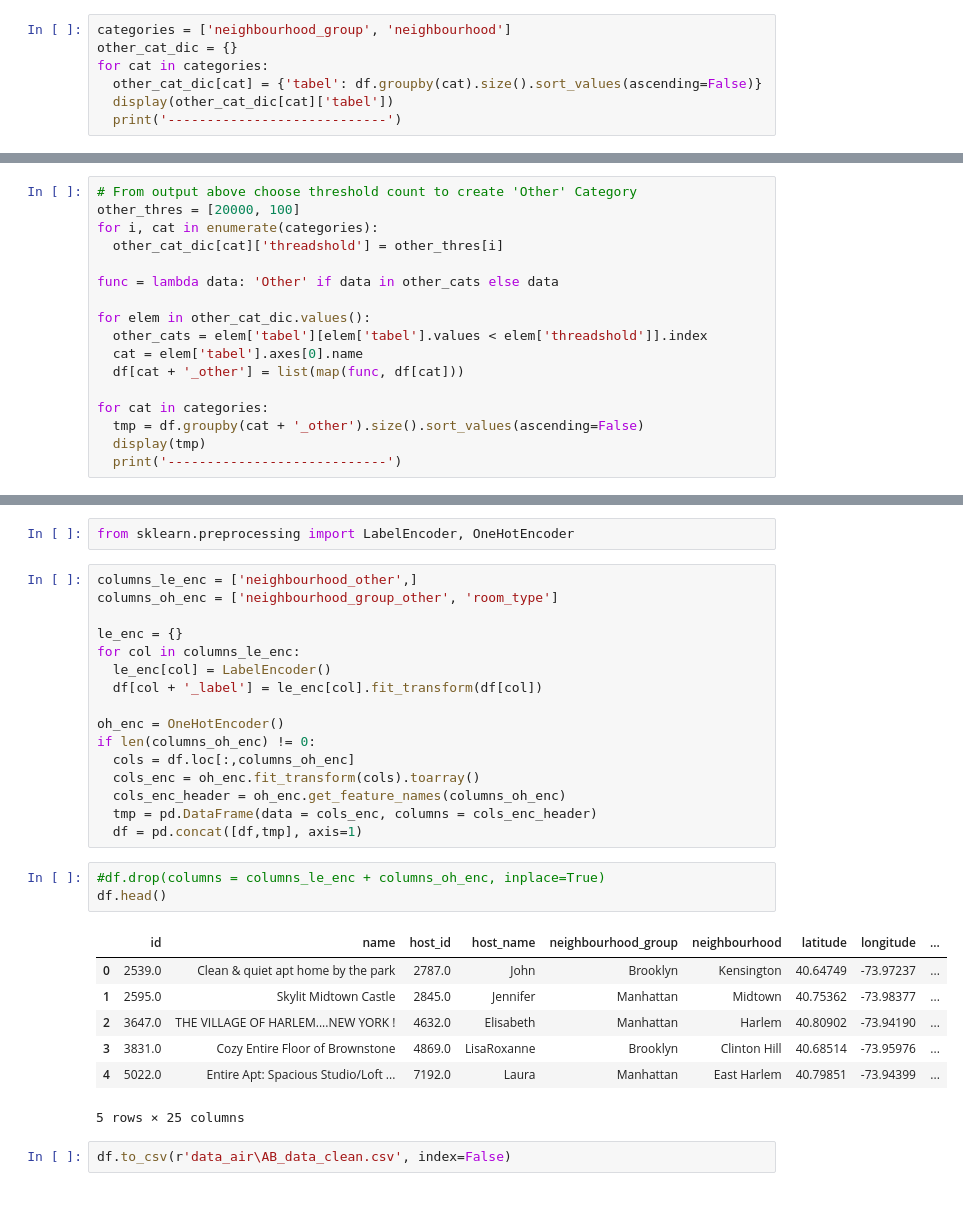
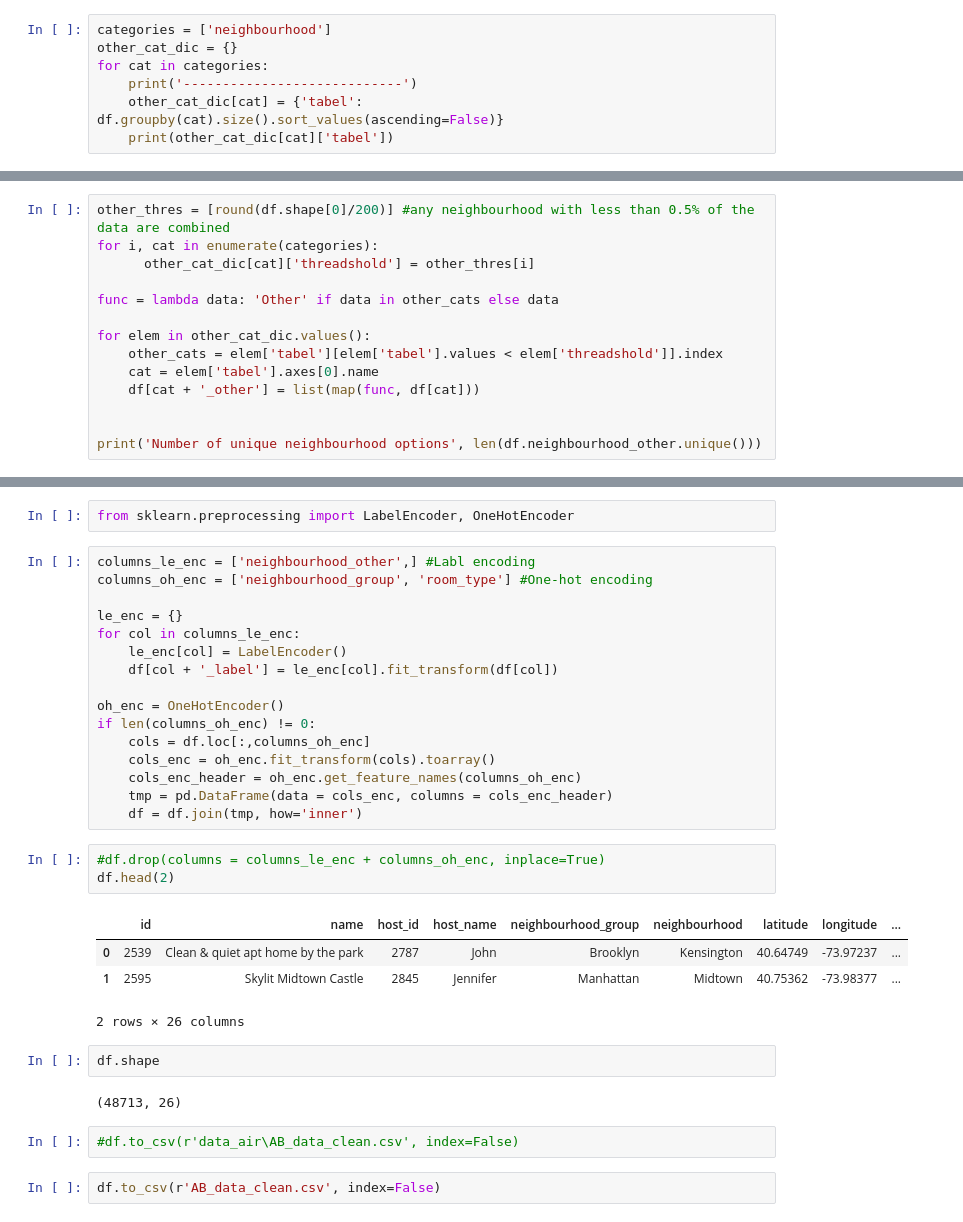
Before and after one commit to KathGran8/Air_BnB_Data_Viz, a Jupyter notebook: Explainer/Clean_data.ipynb, the cells around one changed output, grey strips where cells are left out. Drawn from its saved outputs; the diff is of its cells as text.

```diff
--- a/Explainer/Clean_data.ipynb
+++ b/Explainer/Clean_data.ipynb
@@ -60,8 +121,8 @@ df = df_new_nights
 # %%
-categories = ['neighbourhood_group', 'neighbourhood']
+categories = ['neighbourhood']
 other_cat_dic = {}
 for cat in categories:
-  other_cat_dic[cat] = {'tabel': df.groupby(cat).size().sort_values(ascending=False)}
-  display(other_cat_dic[cat]['tabel'])
-  print('----------------------------')
+    print('----------------------------')
+    other_cat_dic[cat] = {'tabel': df.groupby(cat).size().sort_values(ascending=False)}
+    print(other_cat_dic[cat]['tabel'])
 # %% [output]
@@ -90,18 +145,15 @@ Length: 221, dtype: int64
 # %%
-# From output above choose threshold count to create 'Other' Category
-other_thres = [20000, 100]
+other_thres = [round(df.shape[0]/200)] #any neighbourhood with less than 0.5% of the data are combined
 for i, cat in enumerate(categories):
-  other_cat_dic[cat]['threadshold'] = other_thres[i]
+      other_cat_dic[cat]['threadshold'] = other_thres[i]
 
 func = lambda data: 'Other' if data in other_cats else data
 
 for elem in other_cat_dic.values():
-  other_cats = elem['tabel'][elem['tabel'].values < elem['threadshold']].index
-  cat = elem['tabel'].axes[0].name
-  df[cat + '_other'] = list(map(func, df[cat]))
+    other_cats = elem['tabel'][elem['tabel'].values < elem['threadshold']].index
+    cat = elem['tabel'].axes[0].name
+    df[cat + '_other'] = list(map(func, df[cat]))
 
-for cat in categories:
-  tmp = df.groupby(cat + '_other').size().sort_values(ascending=False)
-  display(tmp)
-  print('----------------------------')
+
+print('Number of unique neighbourhood options', len(df.neighbourhood_other.unique()))
 # %% [output]
@@ -138,31 +170,34 @@ df.head()
 # %%
 from sklearn.preprocessing import LabelEncoder, OneHotEncoder
 # %%
-columns_le_enc = ['neighbourhood_other',]
-columns_oh_enc = ['neighbourhood_group_other', 'room_type']
+columns_le_enc = ['neighbourhood_other',] #Labl encoding
+columns_oh_enc = ['neighbourhood_group', 'room_type'] #One-hot encoding
 
 le_enc = {}
 for col in columns_le_enc:
-  le_enc[col] = LabelEncoder()
-  df[col + '_label'] = le_enc[col].fit_transform(df[col])
+    le_enc[col] = LabelEncoder()
+    df[col + '_label'] = le_enc[col].fit_transform(df[col])
 
 oh_enc = OneHotEncoder()
 if len(columns_oh_enc) != 0:
-  cols = df.loc[:,columns_oh_enc]
-  cols_enc = oh_enc.fit_transform(cols).toarray()
-  cols_enc_header = oh_enc.get_feature_names(columns_oh_enc)
-  tmp = pd.DataFrame(data = cols_enc, columns = cols_enc_header)
-  df = pd.concat([df,tmp], axis=1)
+    cols = df.loc[:,columns_oh_enc]
+    cols_enc = oh_enc.fit_transform(cols).toarray()
+    cols_enc_header = oh_enc.get_feature_names(columns_oh_enc)
+    tmp = pd.DataFrame(data = cols_enc, columns = cols_enc_header)
+    df = df.join(tmp, how='inner')
 # %%
 #df.drop(columns = columns_le_enc + columns_oh_enc, inplace=True)
-df.head()
+df.head(2)
 # %% [output]
 |  | id | name | host_id | host_name | neighbourhood_group | neighbourhood | latitude | longitude | ... |
-| 0 | 2539.0 | Clean & quiet apt home by the park | 2787.0 | John | Brooklyn | Kensington | 40.64749 | -73.97237 | ... |
-| 1 | 2595.0 | Skylit Midtown Castle | 2845.0 | Jennifer | Manhattan | Midtown | 40.75362 | -73.98377 | ... |
-| 2 | 3647.0 | THE VILLAGE OF HARLEM....NEW YORK ! | 4632.0 | Elisabeth | Manhattan | Harlem | 40.80902 | -73.94190 | ... |
-| 3 | 3831.0 | Cozy Entire Floor of Brownstone | 4869.0 | LisaRoxanne | Brooklyn | Clinton Hill | 40.68514 | -73.95976 | ... |
-| 4 | 5022.0 | Entire Apt: Spacious Studio/Loft ... | 7192.0 | Laura | Manhattan | East Harlem | 40.79851 | -73.94399 | ... |
+| 0 | 2539 | Clean & quiet apt home by the park | 2787 | John | Brooklyn | Kensington | 40.64749 | -73.97237 | ... |
+| 1 | 2595 | Skylit Midtown Castle | 2845 | Jennifer | Manhattan | Midtown | 40.75362 | -73.98377 | ... |
-5 rows × 25 columns
+2 rows × 26 columns
+# %%
+df.shape
+# %% [output]
+(48713, 26)
+# %%
+#df.to_csv(r'data_air\AB_data_clean.csv', index=False)
 # %%
-df.to_csv(r'data_air\AB_data_clean.csv', index=False)
+df.to_csv(r'AB_data_clean.csv', index=False)
```
Also changed, not shown: parts of 31 cells of this notebook, 10 other files.
